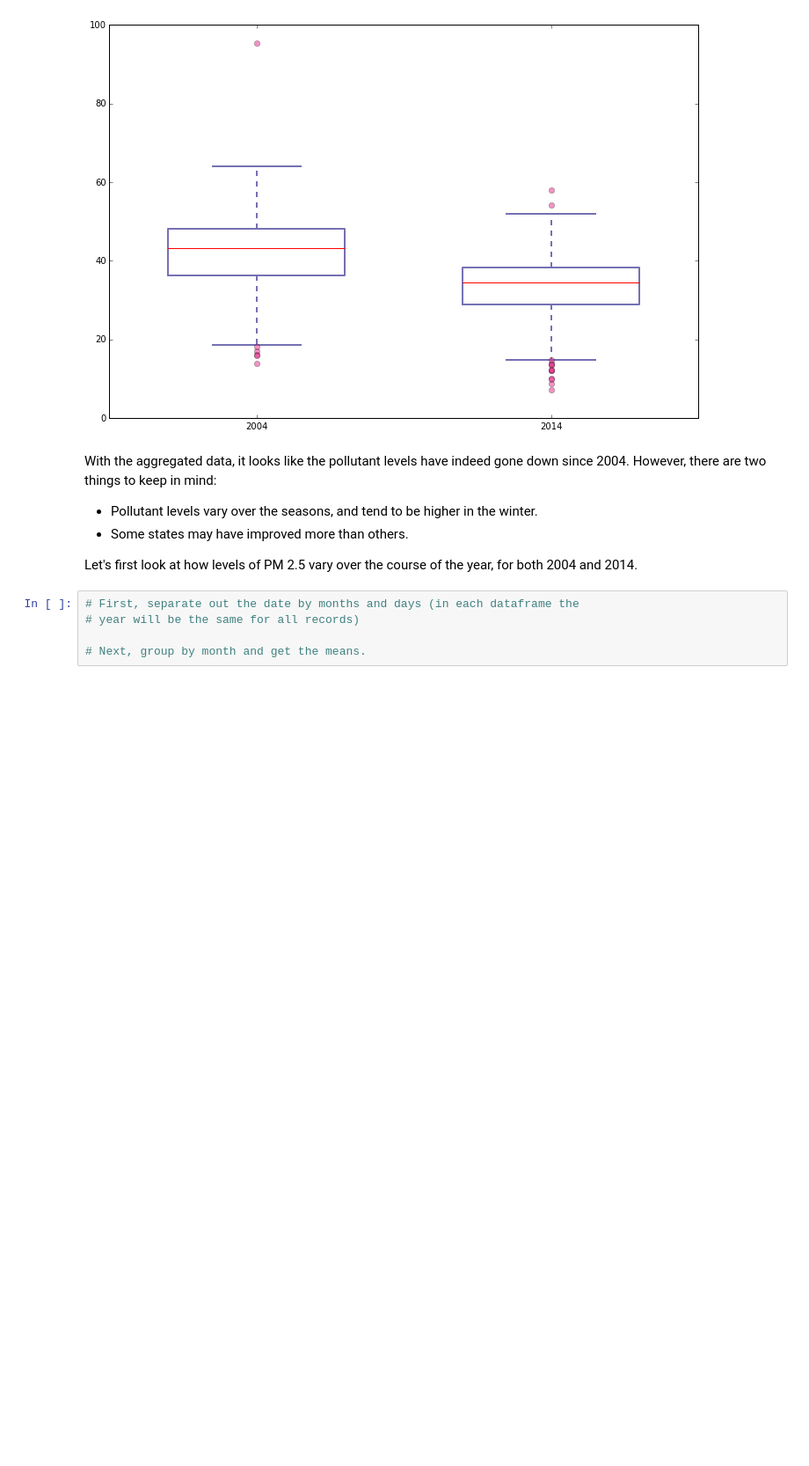
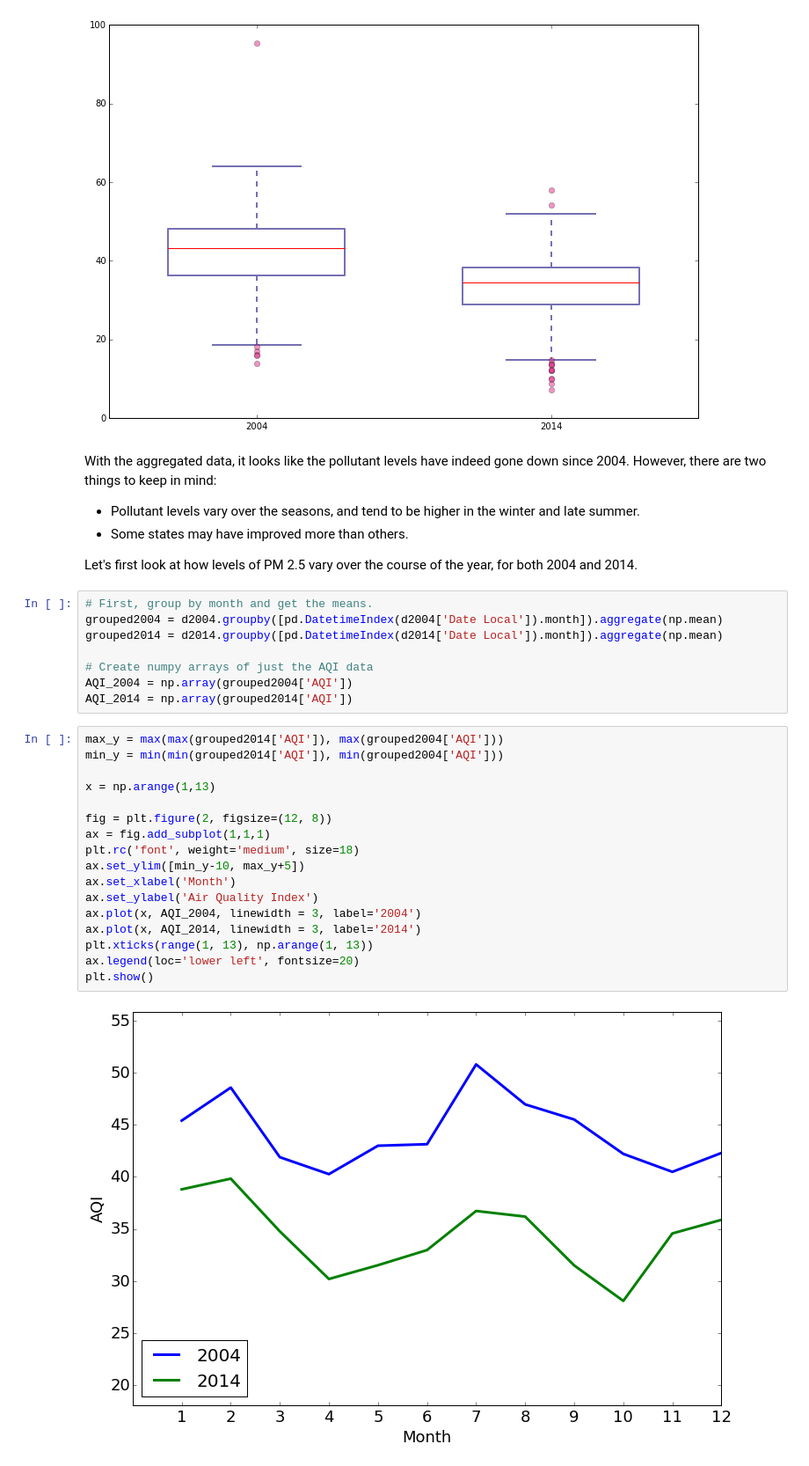
Before and after one commit to bradmager/AirPollutionStudy, a Jupyter notebook: AirPollutionStudy.ipynb, the cells around one changed output. Shown: that part at 88% size. Drawn from its saved outputs; the diff is of its cells as text; blank space fills up the shorter version.

Commit message:
Created graph of monthly levels

```diff
--- a/AirPollutionStudy.ipynb
+++ b/AirPollutionStudy.ipynb
@@ -73,12 +73,34 @@ plt.show()
 [figure]
 # %% [markdown]
 With the aggregated data, it looks like the pollutant levels have indeed gone down since 2004. However, there are two things to keep in mind:
-- Pollutant levels vary over the seasons, and tend to be higher in the winter.
+- Pollutant levels vary over the seasons, and tend to be higher in the winter and late summer.
 - Some states may have improved more than others.
 
 Let's first look at how levels of PM 2.5 vary over the course of the year, for both 2004 and 2014.
-# %%
-# First, separate out the date by months and days (in each dataframe the
-# year will be the same for all records)
-
-# Next, group by month and get the means.
+# %%
+# First, group by month and get the means.
+grouped2004 = d2004.groupby([pd.DatetimeIndex(d2004['Date Local']).month]).aggregate(np.mean)
+grouped2014 = d2014.groupby([pd.DatetimeIndex(d2014['Date Local']).month]).aggregate(np.mean)
+
+# Create numpy arrays of just the AQI data
+AQI_2004 = np.array(grouped2004['AQI'])
+AQI_2014 = np.array(grouped2014['AQI'])
+# %%
+max_y = max(max(grouped2014['AQI']), max(grouped2004['AQI']))
+min_y = min(min(grouped2014['AQI']), min(grouped2004['AQI']))
+
+x = np.arange(1,13)
+
+fig = plt.figure(2, figsize=(12, 8))
+ax = fig.add_subplot(1,1,1)
+plt.rc('font', weight='medium', size=18)
+ax.set_ylim([min_y-10, max_y+5])
+ax.set_xlabel('Month')
+ax.set_ylabel('Air Quality Index')
+ax.plot(x, AQI_2004, linewidth = 3, label='2004')
+ax.plot(x, AQI_2014, linewidth = 3, label='2014')
+plt.xticks(range(1, 13), np.arange(1, 13))
+ax.legend(loc='lower left', fontsize=20)
+plt.show()
+# %% [output]
+[figure, added]
```
Also changed, not shown: parts of 2 cells of this notebook.
